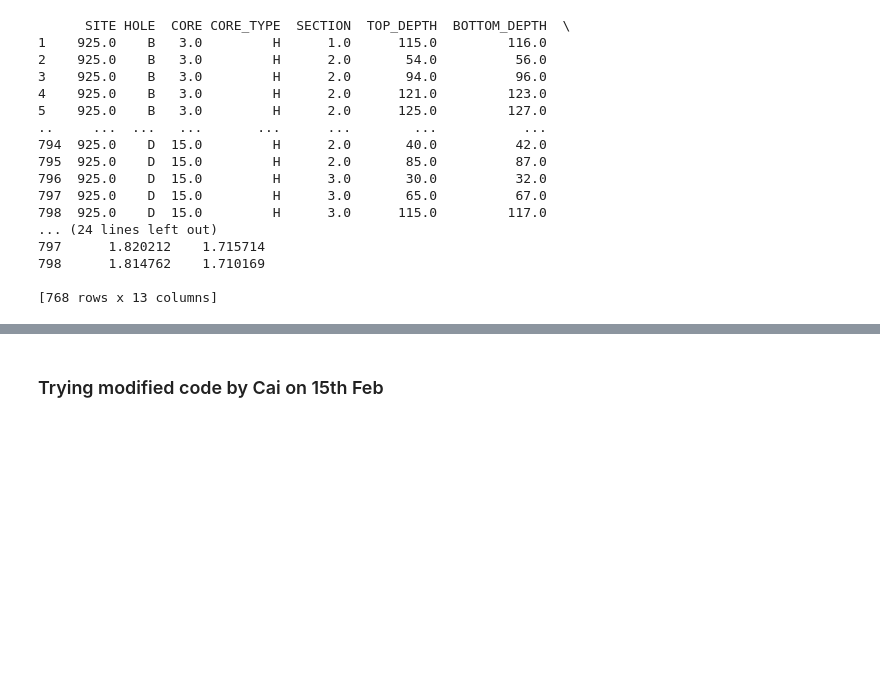
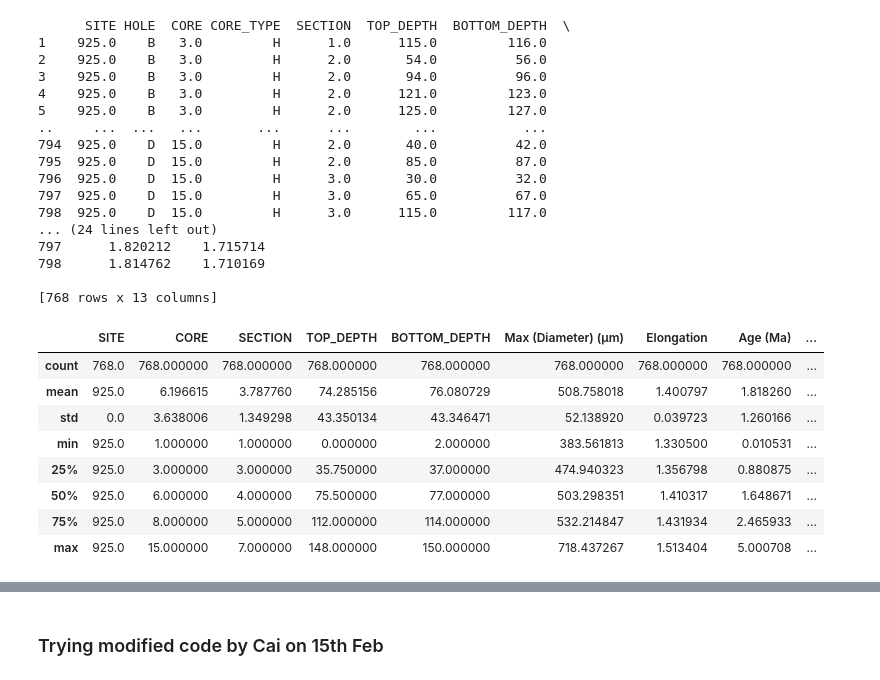
Before and after one commit to SimarleenDung/Data-Science-Mini-Project, a Jupyter notebook: Code.ipynb, the cells around one changed output, grey strips where cells are left out. Saved outputs shown, nothing was run; the diff lists cells and outputs as text; code cells hidden in the pictures; blank space fills up the shorter version.

```diff
--- a/Code.ipynb
+++ b/Code.ipynb
@@ -391,3 +391,15 @@ question_one_data.to_csv("question_one_data.csv", index=False)
 798      1.814762    1.710169
 
 [768 rows x 13 columns]
+# %%
+question_one_data.describe()
+# %% [output]
+|  | SITE | CORE | SECTION | TOP_DEPTH | BOTTOM_DEPTH | Max (Diameter) (µm) | Elongation | Age (Ma) | ... |
+| count | 768.0 | 768.000000 | 768.000000 | 768.000000 | 768.000000 | 768.000000 | 768.000000 | 768.000000 | ... |
+| mean | 925.0 | 6.196615 | 3.787760 | 74.285156 | 76.080729 | 508.758018 | 1.400797 | 1.818260 | ... |
+| std | 0.0 | 3.638006 | 1.349298 | 43.350134 | 43.346471 | 52.138920 | 0.039723 | 1.260166 | ... |
+| min | 925.0 | 1.000000 | 1.000000 | 0.000000 | 2.000000 | 383.561813 | 1.330500 | 0.010531 | ... |
+| 25% | 925.0 | 3.000000 | 3.000000 | 35.750000 | 37.000000 | 474.940323 | 1.356798 | 0.880875 | ... |
+| 50% | 925.0 | 6.000000 | 4.000000 | 75.500000 | 77.000000 | 503.298351 | 1.410317 | 1.648671 | ... |
+| 75% | 925.0 | 8.000000 | 5.000000 | 112.000000 | 114.000000 | 532.214847 | 1.431934 | 2.465933 | ... |
+| max | 925.0 | 15.000000 | 7.000000 | 148.000000 | 150.000000 | 718.437267 | 1.513404 | 5.000708 | ... |
```
Also changed, not shown: parts of 2 cells of this notebook.
